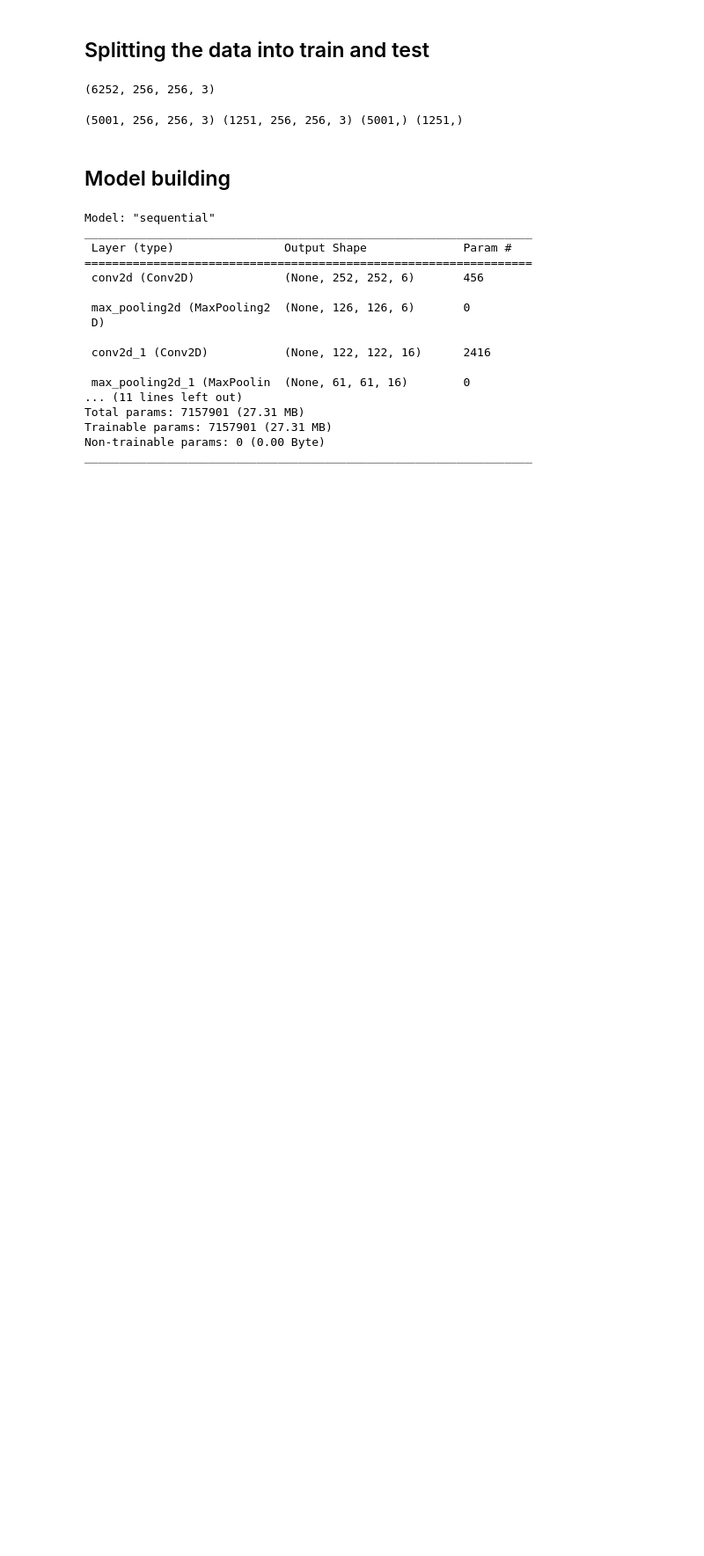
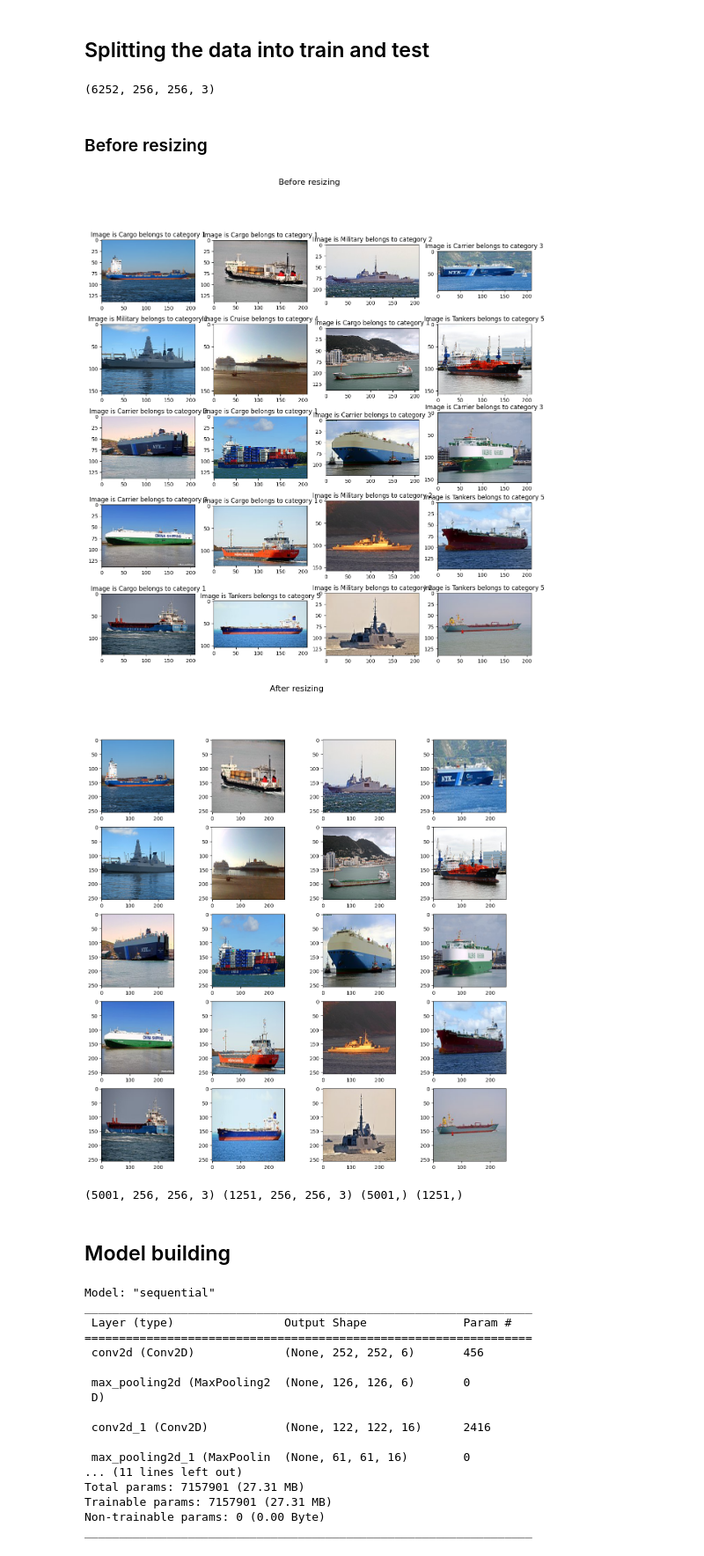
Before and after one commit to iampawankc/MLAlgo, a Jupyter notebook: CNN/ships_cnn.ipynb, the cells around one changed output. Shown at 88% size. Drawn from its saved outputs; the diff is of its cells as text; code cells hidden in the pictures; blank space fills up the shorter version.

```diff
--- a/CNN/ships_cnn.ipynb
+++ b/CNN/ships_cnn.ipynb
@@ -79,7 +79,7 @@ all_paths= []
 target_size = (256, 256)
 
 for i in range(train.shape[0]):
-    img_path = train['image'][0]
+    img_path = train['image'][i]
     array_val = img_to_array(load_img(img_path).resize((target_size)))/255.
     resized_image_list.append(array_val)
 
@@ -87,6 +87,28 @@ resized_image_list = np.asarray(resized_image_list)
 resized_image_list.shape
 # %% [output]
 (6252, 256, 256, 3)
+# %% [markdown]
+### Before resizing
+# %%
+import matplotlib.pyplot as plt
+
+fig1 = plt.figure(figsize=(15,15))
+plt.suptitle('Before resizing', size=16)
+print()
+for i in range(20):
+    plt.subplot(5,4,i+1)
+    plt.imshow(plt.imread(train['image'][i]))
+    plt.title(f"Image is {train['label'][i]} belongs to category {train['category'][i]}")
+
+fig2 = plt.figure(figsize=(15,15))
+plt.suptitle('After resizing', size=16)
+print()
+for i in range(20):
+    plt.subplot(5,4,i+1)
+    plt.imshow(resized_image_list[i])
+# %% [output]
+[figure, added]
+[figure, added]
 # %%
 class_values = train['category']-1
 # %%
```
Also changed, not shown: parts of 9 cells of this notebook, 1 other file.
